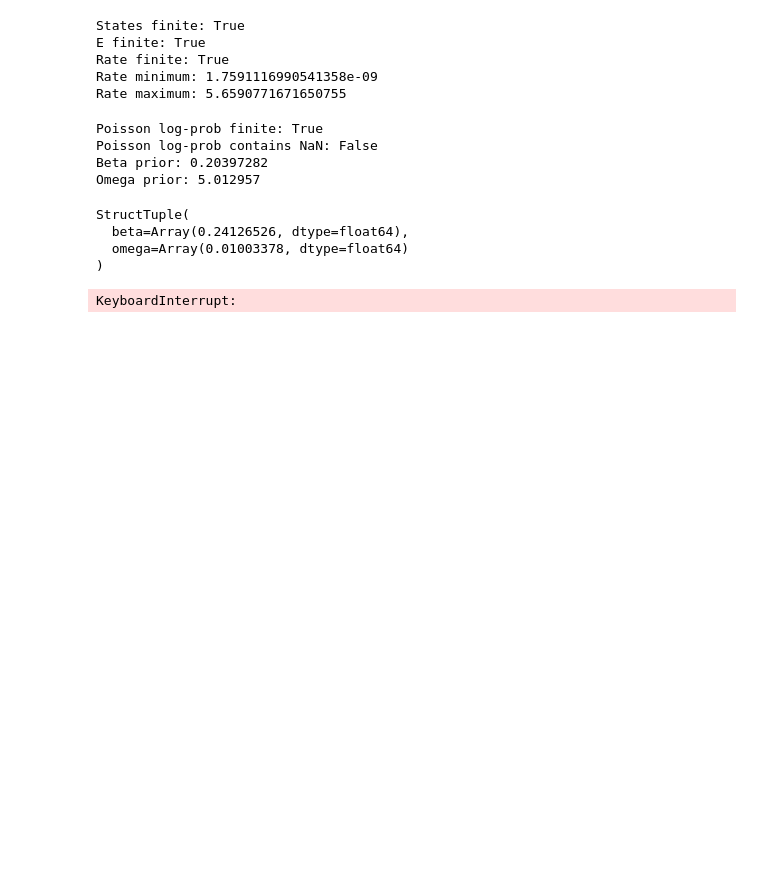
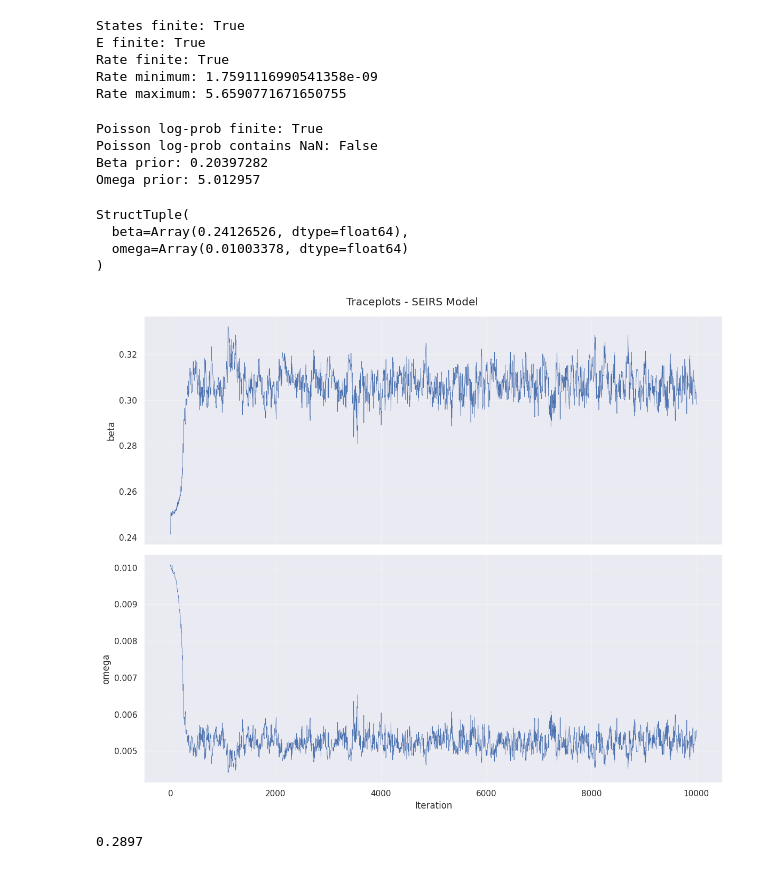
Before and after one commit to e-foster/flu-modelling-nihr, a Jupyter notebook: 05-simple-gemlib-flu-modelling.ipynb, the cells around one changed output. Saved outputs shown, nothing was run; the diff lists cells and outputs as text; code cells hidden in the pictures; blank space fills up the shorter version.

Commit message:
Get MCMC working for beta and omega

```diff
--- a/05-simple-gemlib-flu-modelling.ipynb
+++ b/05-simple-gemlib-flu-modelling.ipynb
@@ -369,4 +369,8 @@ StructTuple(
   beta=Array(0.24126526, dtype=float64),
   omega=Array(0.01003378, dtype=float64)
 )
+# %%
+from gemlib.mcmc import transform_sampling_algorithm
+
+tfb = tfp.bijectors
 # %%
@@ -374,6 +378,13 @@ kernel2 = adaptive_rwmh(initial_scale=0.0001)
+# %%
+kernel2 = transform_sampling_algorithm(
+    bijectors=[tfb.Exp()]*2,
+    sampling_algorithm=adaptive_rwmh(
+        initial_scale=0.1
+  )
+)
 # %%
 samples2, info2 = mcmc(
-    num_samples=100,
+    num_samples=10000,
     sampling_algorithm=kernel2,
     target_log_density_fn=pinned_model2.log_prob,
     initial_position=init_pos2,
@@ -381,5 +392,24 @@ samples2, info2 = mcmc(
 )
 
 _ = jax.block_until_ready(samples2)
-# %% [output]
-KeyboardInterrupt:
+# %%
+parameter_names = ["beta", "omega"]
+
+fig, axes = plt.subplots(2, 1, figsize=(12, 10), sharex=True)
+
+for s, n, a in zip(samples2, parameter_names, axes):
+    a.plot(s, linewidth=0.5)
+    a.set_ylabel(n)
+    a.grid(alpha=0.3)
+
+axes[-1].set_xlabel("Iteration")
+
+plt.suptitle("Traceplots - SEIRS Model")
+plt.tight_layout()
+plt.show()
+# %% [output]
+[figure, added]
+# %%
+print(np.sum(info.is_accepted)/10000)
+# %% [output]
+0.2897
```
Also changed, not shown: parts of 3 cells of this notebook.
